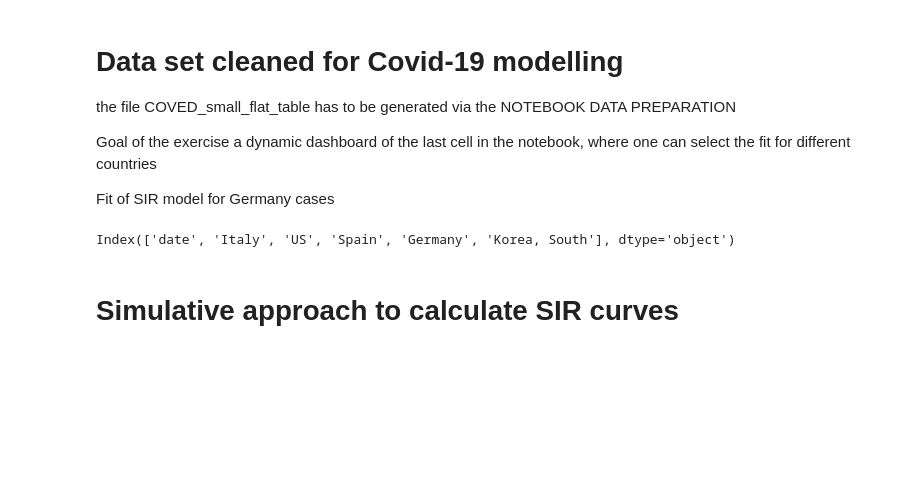
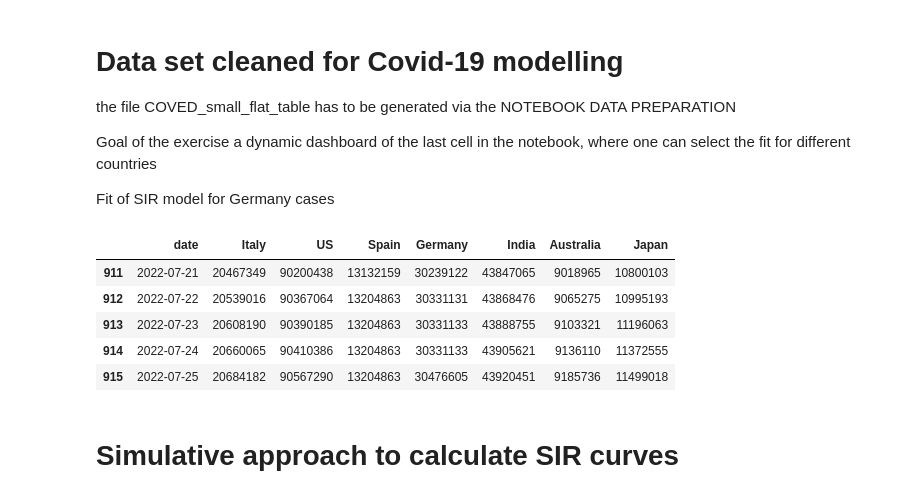
Before and after one commit to abhijit0/eds_covid_analysis, a Jupyter notebook: notebooks/Delivery 4.ipynb, the cells around one changed output. Drawn from its saved outputs; the diff is of its cells as text; code cells hidden in the pictures; blank space fills up the shorter version.

```diff
--- a/notebooks/Delivery 4.ipynb
+++ b/notebooks/Delivery 4.ipynb
@@ -30,13 +30,18 @@ Fit of SIR model for Germany cases
 # %%
 # try to parse the dates right at the beginning
 # it works out of the box if the date was stored ISO YYYY-MM-DD format
 
 
 df_analyse=pd.read_csv('../data/processed/COVID_small_flat_table.csv',sep=';')
 df_analyse.sort_values('date',ascending=True)
-df_analyse.columns
+df_analyse.tail()
 # %% [output]
-Index(['date', 'Italy', 'US', 'Spain', 'Germany', 'Korea, South'], dtype='object')
+|  | date | Italy | US | Spain | Germany | India | Australia | Japan |
+| 911 | 2022-07-21 | 20467349 | 90200438 | 13132159 | 30239122 | 43847065 | 9018965 | 10800103 |
+| 912 | 2022-07-22 | 20539016 | 90367064 | 13204863 | 30331131 | 43868476 | 9065275 | 10995193 |
+| 913 | 2022-07-23 | 20608190 | 90390185 | 13204863 | 30331133 | 43888755 | 9103321 | 11196063 |
+| 914 | 2022-07-24 | 20660065 | 90410386 | 13204863 | 30331133 | 43905621 | 9136110 | 11372555 |
+| 915 | 2022-07-25 | 20684182 | 90567290 | 13204863 | 30476605 | 43920451 | 9185736 | 11499018 |
 # %% [markdown]
 # Simulative approach to calculate SIR curves
 # %% [markdown]
```
Also changed, not shown: parts of 1 cell of this notebook, 2 other files.
